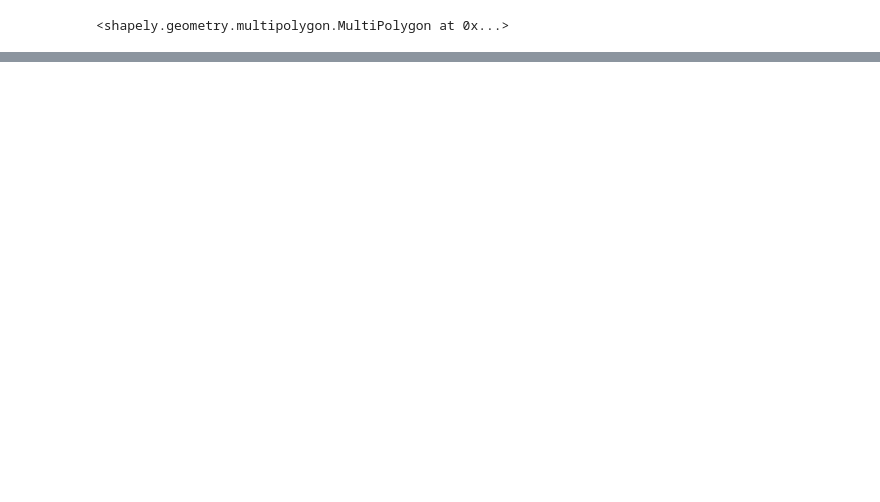
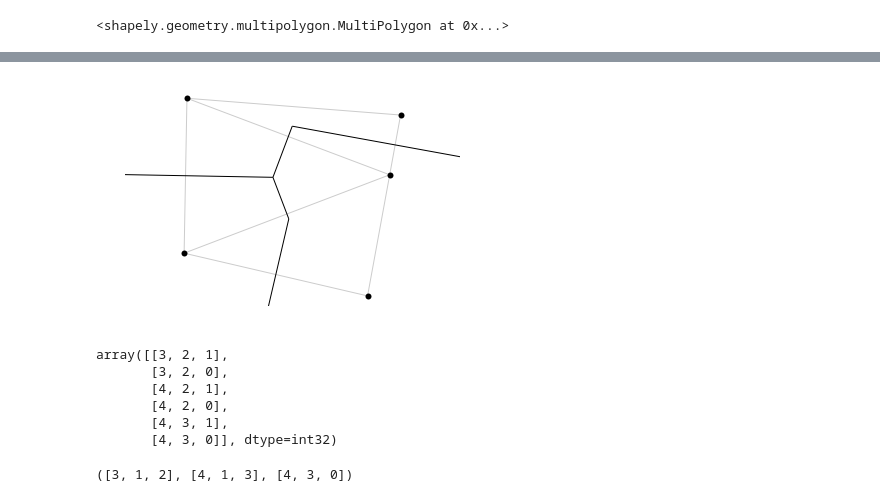
Before and after one commit to RPGroup-PBoC/growth_limits, a Jupyter notebook: code/exploratory/weighted_voronoi_treemap.ipynb, the cells around one changed output, grey strips where cells are left out. Drawn from its saved outputs; the diff is of its cells as text; code cells hidden in the pictures; blank space fills up the shorter version.

```diff
--- a/code/exploratory/weighted_voronoi_treemap.ipynb
+++ b/code/exploratory/weighted_voronoi_treemap.ipynb
@@ -518,0 +673,26 @@ np.set_printoptions(suppress=True)
+# %%
+# Generate samples
+S = 10. * disc_uniform_pick(5)
+R = .8 * numpy.random.random(len(S)) + .2
+
+# Compute the lifted points
+S_norm = numpy.sum(S ** 2, axis = 1) - R**2
+S_lifted = numpy.concatenate([S, S_norm[:,None]], axis = 1)
+
+# Compute the convex hull of the lifted points
+hull = ConvexHull(S_lifted)
+
+# tri_list = tuple([a, b, c] if is_ccw_triangle(S[a], S[b], S[c]) else [a, c, b] for (a, b, c), eq in zip(hull.simplices, hull.equations) if eq[2] <= 0)
+tri_list = tuple([a, b, c] if is_ccw_triangle(S[a], S[b], S[c]) else [a, c, b] for (a, b, c), eq in zip(hull.simplices, hull.equations) if eq[2] <= 0)
+
+
+# Compute the Voronoi cells
+voronoi_cell_list, voronoi_cell_list_ = get_voronoi_cells(S, tri_list)
+
+# Display the result
+display(S, tri_list, voronoi_cell_list)
+
+# for simplex in hull.simplices:
+#     plt.plot(S[simplex, 0], S[simplex, 1], 'k-')
+# %% [output]
+[figure, added]
@@ -518,0 +709,13 @@ np.set_printoptions(suppress=True)
+# %%
+hull.simplices
+# %% [output]
+array([[3, 2, 1],
+       [3, 2, 0],
+       [4, 2, 1],
+       [4, 2, 0],
+       [4, 3, 1],
+       [4, 3, 0]], dtype=int32)
+# %%
+tri_list
+# %% [output]
+([3, 1, 2], [4, 1, 3], [4, 3, 0])
```
Also changed, not shown: parts of 14 cells of this notebook.
